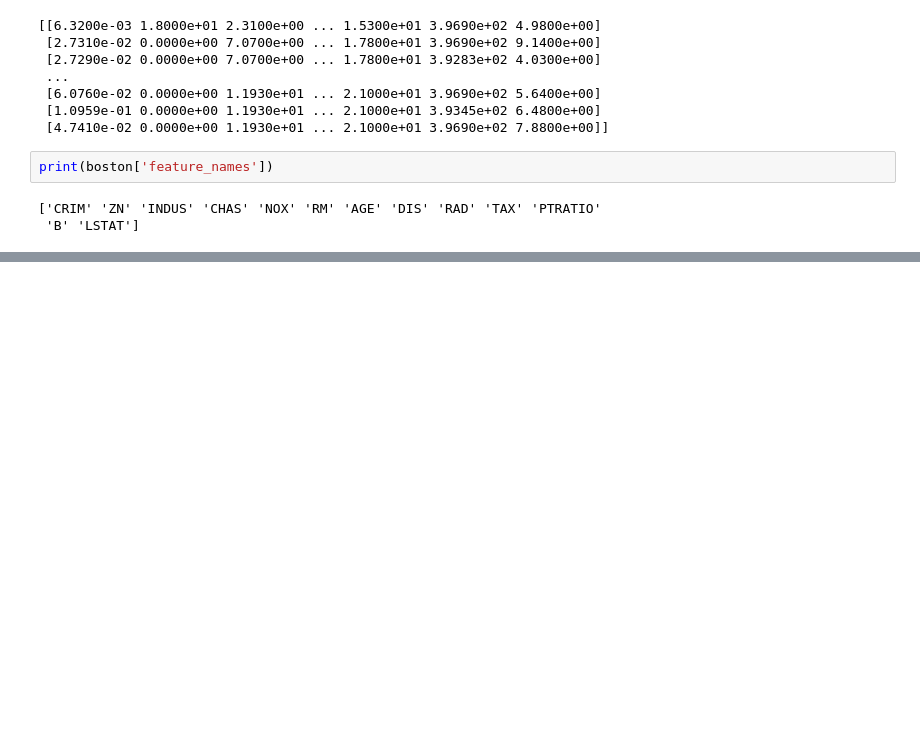
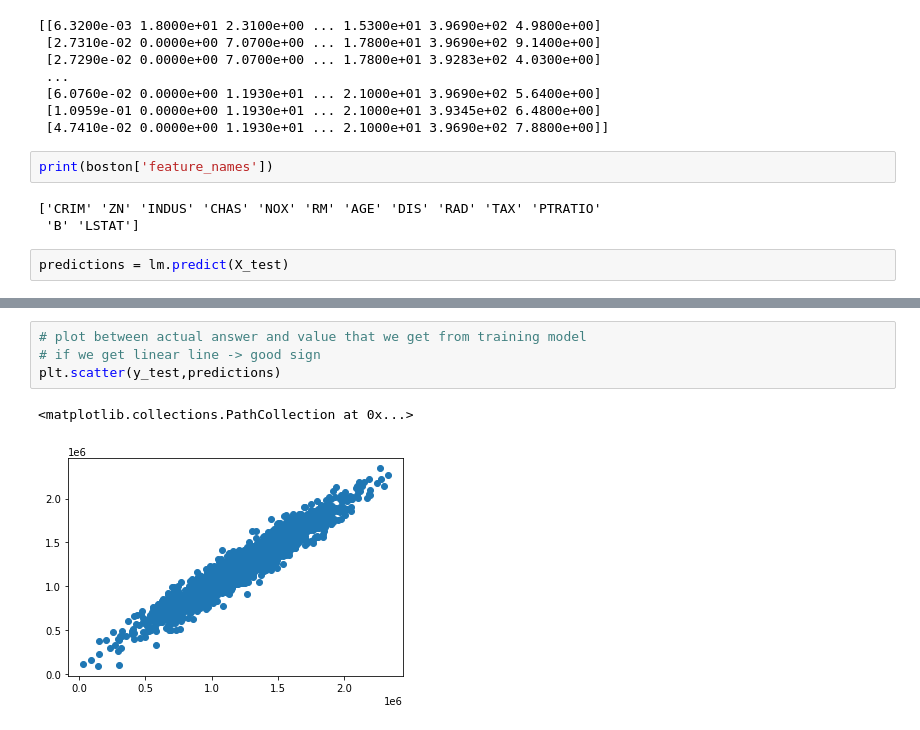
Before and after one commit to boyplus/Udemy-Python-DS-ML, a Jupyter notebook: Py_DS_ML/11-Linear-Regression/01-My-Linear Regression with Python.ipynb, the cells around one changed output, grey strips where cells are left out. Cells and saved outputs as stored; diff of their text form; blank space fills up the shorter version.

```diff
--- a/Py_DS_ML/11-Linear-Regression/01-My-Linear Regression with Python.ipynb
+++ b/Py_DS_ML/11-Linear-Regression/01-My-Linear Regression with Python.ipynb
@@ -140,3 +140,5 @@ print(boston['feature_names'])
 # %% [output]
 ['CRIM' 'ZN' 'INDUS' 'CHAS' 'NOX' 'RM' 'AGE' 'DIS' 'RAD' 'TAX' 'PTRATIO'
  'B' 'LSTAT']
+# %%
+predictions = lm.predict(X_test)
@@ -142,0 +165,7 @@ print(boston['feature_names'])
+# %%
+# plot between actual answer and value that we get from training model
+# if we get linear line -> good sign
+plt.scatter(y_test,predictions)
+# %% [output]
+<matplotlib.collections.PathCollection at 0x...>
+[figure, added]
```
Also changed, not shown: parts of 7 cells of this notebook, 1 other file.
